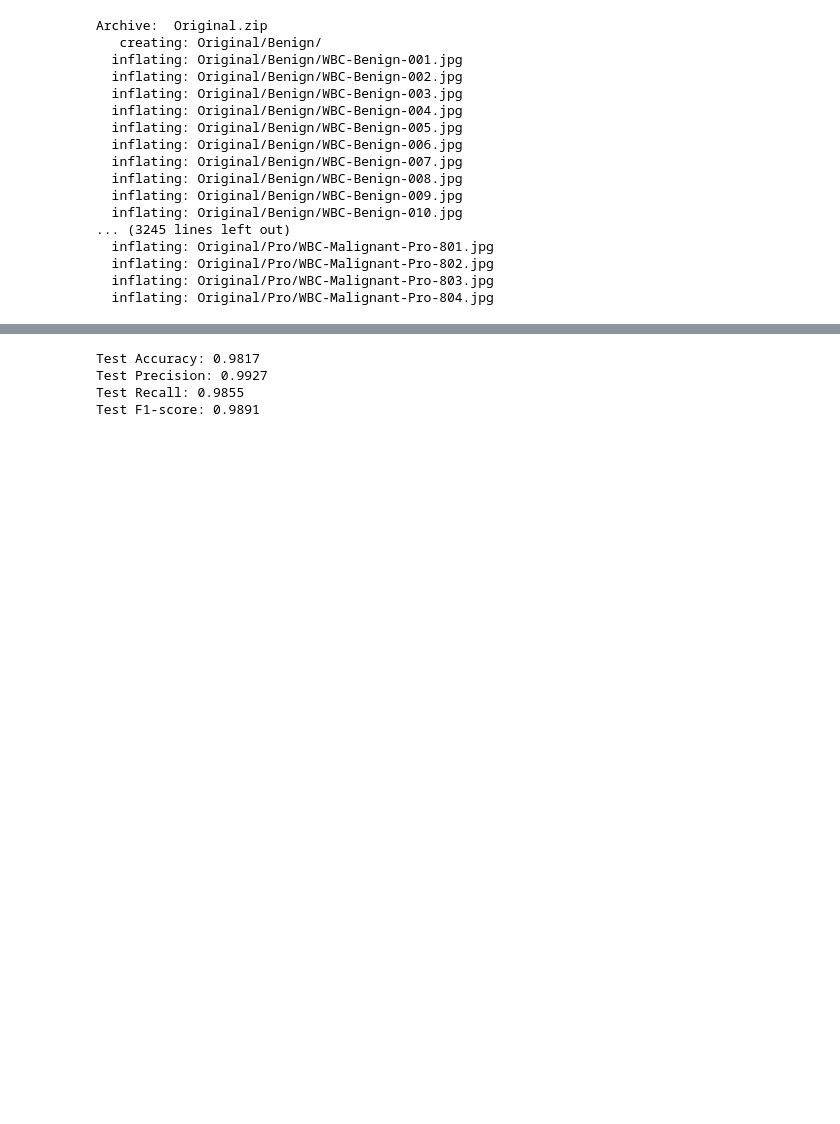
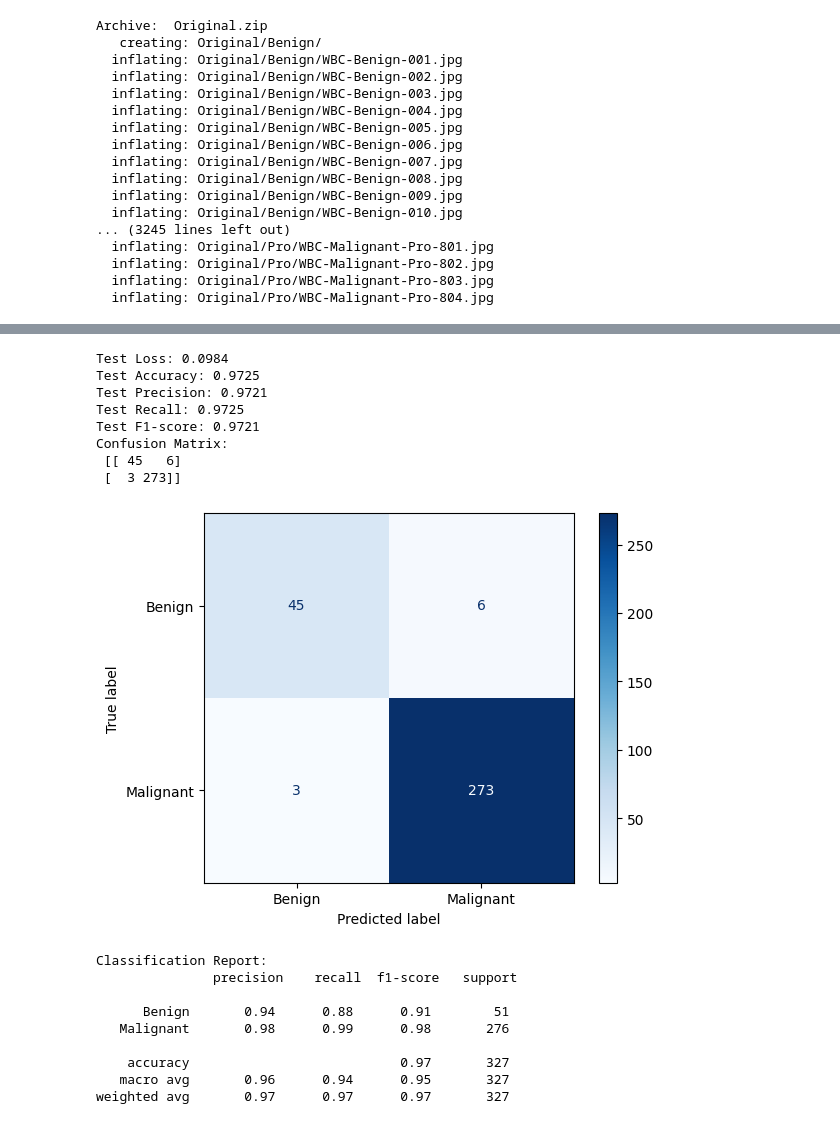
Before and after one commit to eshal26/Leukemia-classification, a Jupyter notebook: GoogleNet.ipynb, the cells around one changed output, grey strips where cells are left out. Saved outputs shown, nothing was run; the diff lists cells and outputs as text; code cells hidden in the pictures; blank space fills up the shorter version.

```diff
--- a/GoogleNet.ipynb
+++ b/GoogleNet.ipynb
@@ -249,39 +275,77 @@ val Loss: 0.1214 Acc: 0.9631 Precision: 0.9782 Recall: 0.9782 F1-score: 0.9782
 # %%
-from sklearn.metrics import precision_score, recall_score, f1_score, accuracy_score
-import numpy as np
+from sklearn.metrics import confusion_matrix, ConfusionMatrixDisplay, classification_report
 import matplotlib.pyplot as plt
+import torch
+from sklearn.metrics import accuracy_score, precision_score, recall_score, f1_score
 
-# Evaluation function
-def evaluate_model(model, dataloader, device):
+def evaluate_model_with_detailed_metrics(model, dataloader, criterion, device):
     model.eval()
+    test_loss = 0.0
     all_labels = []
     all_preds = []
 
     with torch.no_grad():
         for inputs, labels in dataloader:
-            inputs = inputs.to(device)
-            labels = labels.to(device).float()
+            inputs, labels = inputs.to(device), labels.to(device)
             outputs = model(inputs)
-            preds = torch.sigmoid(outputs) > 0.5
+
+            # Apply sigmoid function and threshold to get binary predictions
+            outputs = outputs.squeeze()  # Remove extra dimension for binary classification
+            preds = torch.sigmoid(outputs) > 0.5  # Convert to binary predictions
+
+            # Convert predictions and labels to numpy for metrics calculation
             all_labels.extend(labels.cpu().numpy())
             all_preds.extend(preds.cpu().numpy())
 
+            # Compute loss
+            loss = criterion(outputs, labels.float())
+            test_loss += loss.item() * inputs.size(0)
+
+    test_loss /= len(dataloader.dataset)
     accuracy = accuracy_score(all_labels, all_preds)
-    precision = precision_score(all_labels, all_preds)
-    recall = recall_score(all_labels, all_preds)
-    f1 = f1_score(all_labels, all_preds)
+    precision = precision_score(all_labels, all_preds, average='weighted')
+    recall = recall_score(all_labels, all_preds, average='weighted')
+    f1 = f1_score(all_labels, all_preds, average='weighted')
 
+    print(f'Test Loss: {test_loss:.4f}')
     print(f'Test Accuracy: {accuracy:.4f}')
     print(f'Test Precision: {precision:.4f}')
     print(f'Test Recall: {recall:.4f}')
     print(f'Test F1-score: {f1:.4f}')
 
-    return accuracy, precision, recall, f1, all_labels, all_preds
+    # Compute confusion matrix
+    cm = confusion_matrix(all_labels, all_preds)
+    print("Confusion Matrix:\n", cm)
 
-    # Call the evaluation function
-test_accuracy, test_precision, test_recall, test_f1, test_labels, test_preds = evaluate_model(model_ft, dataloaders['test'], device)
+    # Plot confusion matrix
+    disp = ConfusionMatrixDisplay(confusion_matrix=cm, display_labels=['Benign', 'Malignant'])
+    disp.plot(cmap=plt.cm.Blues)
+    plt.show()
+
+    # Print classification report
+    class_report = classification_report(all_labels, all_preds, target_names=['Benign', 'Malignant'])
+    print("Classification Report:\n", class_report)
+
+    return test_loss, accuracy, precision, recall, f1, cm, class_report
+
+# Example usage
+test_loss, test_accuracy, test_precision, test_recall, test_f1, cm, class_report = evaluate_model_with_detailed_metrics(model_ft, dataloaders['test'], criterion, device)
 # %% [output]
-Test Accuracy: 0.9817
-Test Precision: 0.9927
-Test Recall: 0.9855
-Test F1-score: 0.9891
+Test Loss: 0.0984
+Test Accuracy: 0.9725
+Test Precision: 0.9721
+Test Recall: 0.9725
+Test F1-score: 0.9721
+Confusion Matrix:
+ [[ 45   6]
+ [  3 273]]
+[figure, added]
+Classification Report:
+               precision    recall  f1-score   support
+
+      Benign       0.94      0.88      0.91        51
+   Malignant       0.98      0.99      0.98       276
+
+    accuracy                           0.97       327
+   macro avg       0.96      0.94      0.95       327
+weighted avg       0.97      0.97      0.97       327
```
Also changed, not shown: parts of 2 cells of this notebook.
